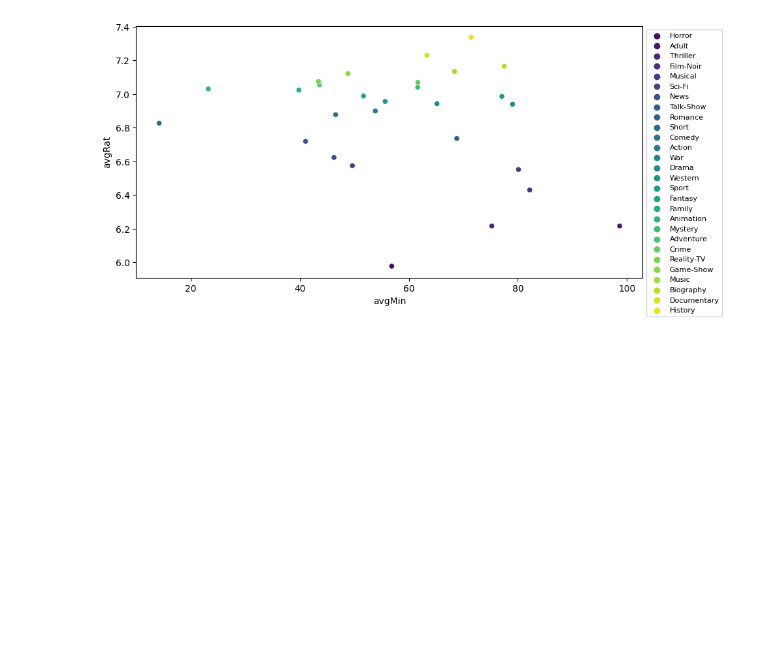
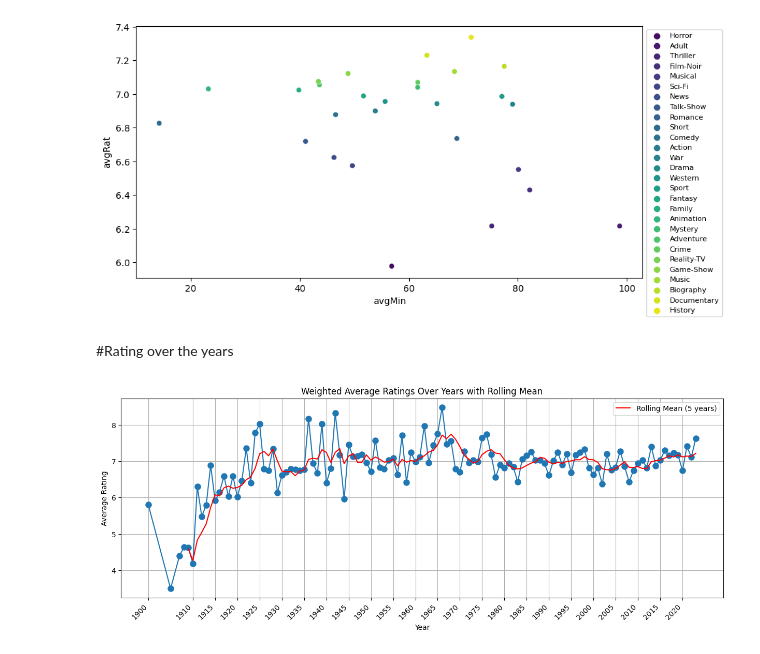
Before and after one commit to AdrianPauer/PRIDAV, a Jupyter notebook: PauerVersion.ipynb, the cells around one changed output. Drawn from its saved outputs; the diff is of its cells as text; code cells hidden in the pictures; blank space fills up the shorter version.

```diff
--- a/PauerVersion.ipynb
+++ b/PauerVersion.ipynb
@@ -319,3 +319,28 @@ atributes['runtimeMinutes'].corr(atributes['averageRating'])
 # %% [output]
 -0.05752965824125331
 [figure]
+# %% [markdown]
+#Rating over the years
+# %%
+filtered_movies = titles[(~titles['titleType'].isin(['short','tvMiniSeries','videoGame','video','tvShort','tvSpecial'])) & (titles['numVotes'] > 0)]
+filtered_movies = filtered_movies.dropna(subset=['startYear'])
+# %%
+selected_columns = ['startYear', 'averageRating','numVotes']
+
+selected_data = filtered_movies[selected_columns]
+
+weighted_average_ratings_per_year = (selected_data['averageRating'] * selected_data['numVotes']).groupby(selected_data['startYear']).sum() / selected_data['numVotes'].groupby(selected_data['startYear']).sum()
+rolling_mean = weighted_average_ratings_per_year.rolling(window=5).mean()
+
+plt.figure(figsize=(15, 5))
+plt.plot(weighted_average_ratings_per_year.index, weighted_average_ratings_per_year.values, marker='o', linestyle='-', markersize=8)
+plt.plot(rolling_mean.index, rolling_mean.values, linestyle='-', color='red', label='Rolling Mean (5 years)')
+plt.title('Weighted Average Ratings Over Years with Rolling Mean')
+plt.xlabel('Year')
+plt.ylabel('Average Rating')
+plt.legend()
+plt.xticks(weighted_average_ratings_per_year.index[::5], rotation=45, ha='right')
+plt.grid(True)
+plt.show()
+# %% [output]
+[figure, added]
```
Also changed, not shown: parts of 2 cells of this notebook.
